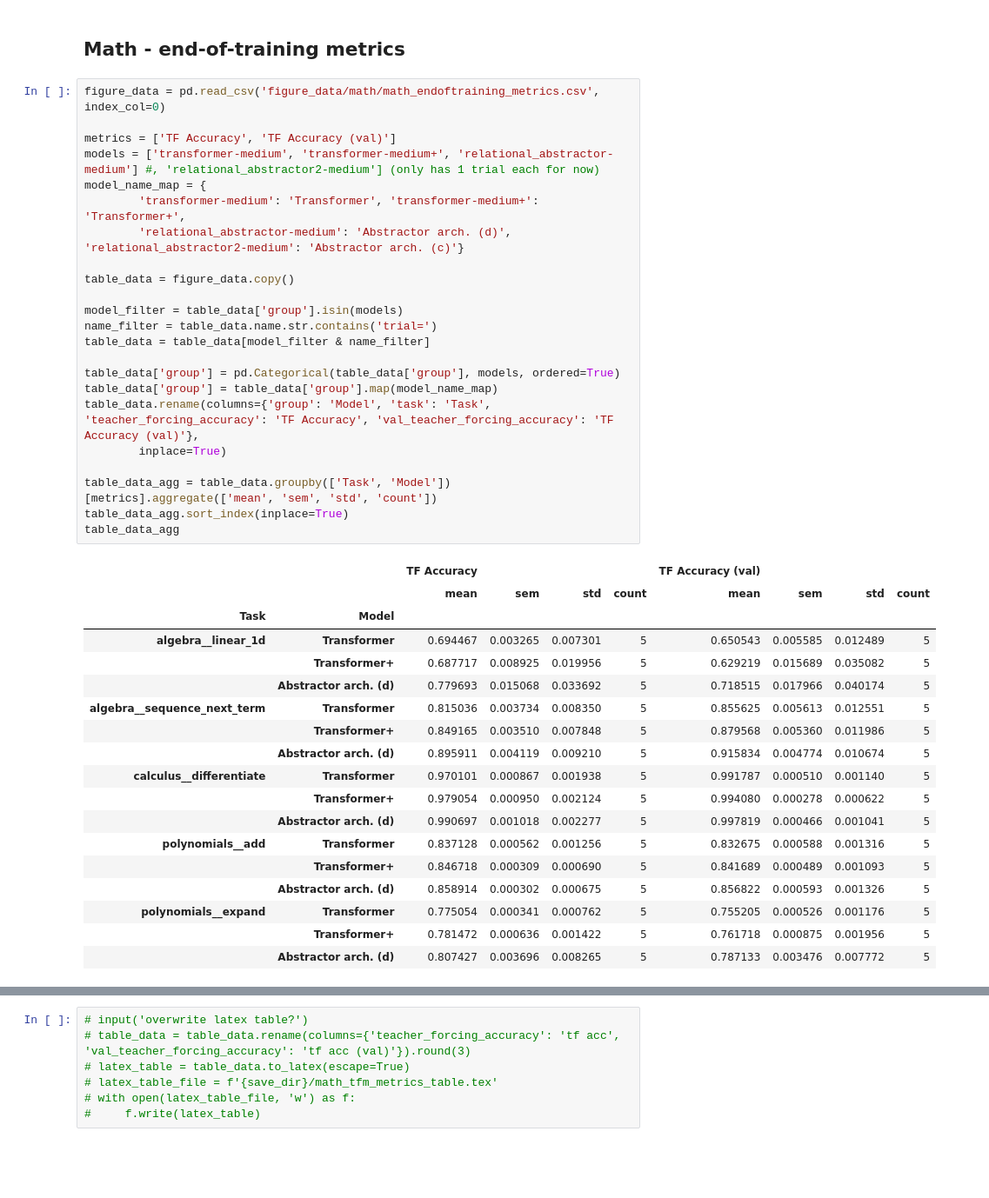
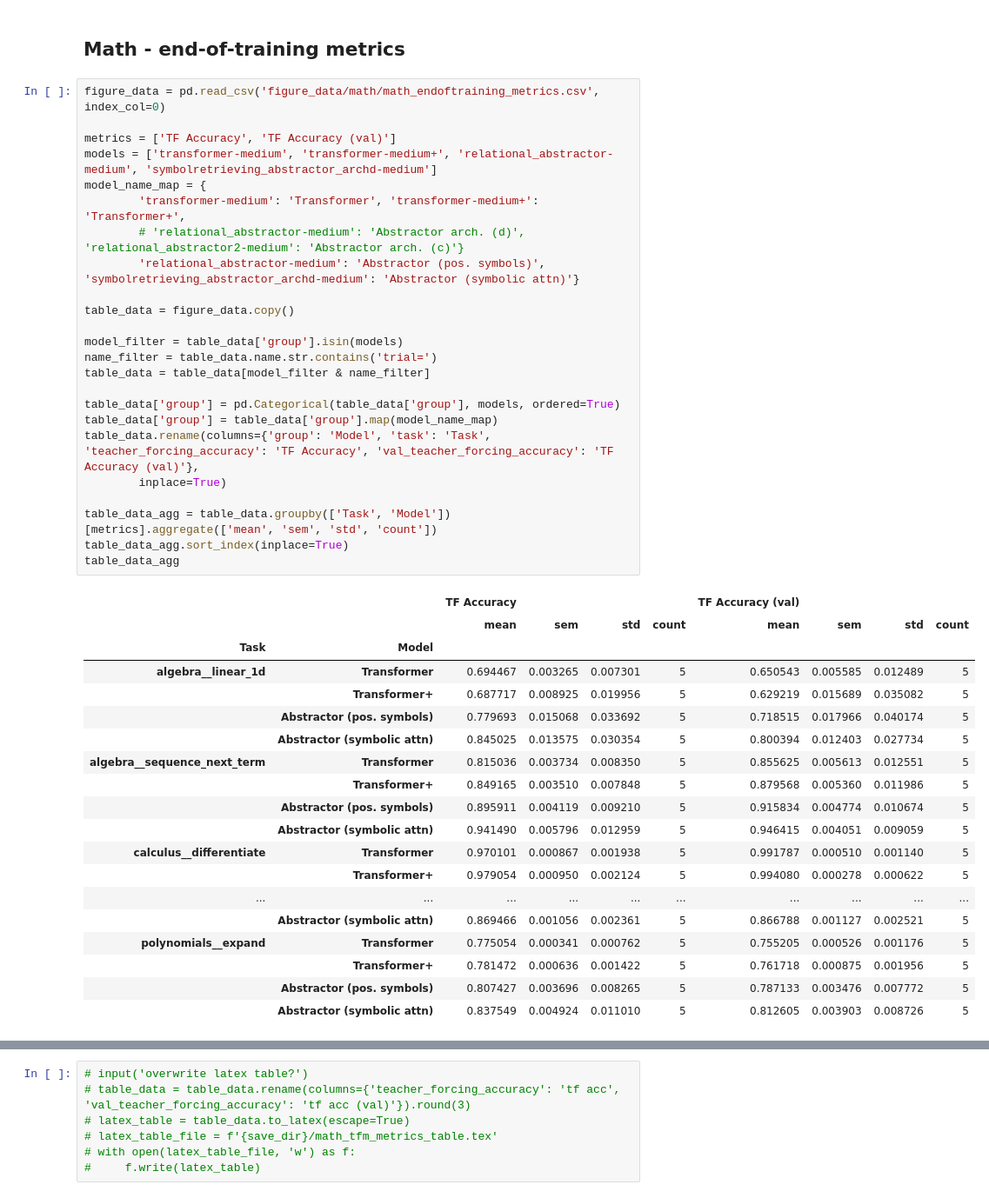
Before and after one commit to jdlafferty/relational, a Jupyter notebook: paper/paper_figures/create_figures.ipynb, the cells around one changed output, grey strips where cells are left out. Shown: that part at 87% size. Drawn from its saved outputs; the diff is of its cells as text; blank space fills up the shorter version.

```diff
--- a/paper/paper_figures/create_figures.ipynb
+++ b/paper/paper_figures/create_figures.ipynb
@@ -334,45 +334,47 @@ plot_symbolic_comparison(train_sizes, accs, symbolic_train_sizes, symbolic_accs)
 # %%
 figure_data = pd.read_csv('figure_data/math/math_endoftraining_metrics.csv', index_col=0)
 
 metrics = ['TF Accuracy', 'TF Accuracy (val)']
-models = ['transformer-medium', 'transformer-medium+', 'relational_abstractor-medium'] #, 'relational_abstractor2-medium'] (only has 1 trial each for now)
+models = ['transformer-medium', 'transformer-medium+', 'relational_abstractor-medium', 'symbolretrieving_abstractor_archd-medium']
 model_name_map = {
         'transformer-medium': 'Transformer', 'transformer-medium+': 'Transformer+',
-        'relational_abstractor-medium': 'Abstractor arch. (d)', 'relational_abstractor2-medium': 'Abstractor arch. (c)'}
+        # 'relational_abstractor-medium': 'Abstractor arch. (d)', 'relational_abstractor2-medium': 'Abstractor arch. (c)'}
+        'relational_abstractor-medium': 'Abstractor (pos. symbols)', 'symbolretrieving_abstractor_archd-medium': 'Abstractor (symbolic attn)'}
 
 table_data = figure_data.copy()
 
 model_filter = table_data['group'].isin(models)
 name_filter = table_data.name.str.contains('trial=')
 table_data = table_data[model_filter & name_filter]
 
 table_data['group'] = pd.Categorical(table_data['group'], models, ordered=True)
 table_data['group'] = table_data['group'].map(model_name_map)
 table_data.rename(columns={'group': 'Model', 'task': 'Task', 'teacher_forcing_accuracy': 'TF Accuracy', 'val_teacher_forcing_accuracy': 'TF Accuracy (val)'},
         inplace=True)
 
 table_data_agg = table_data.groupby(['Task', 'Model'])[metrics].aggregate(['mean', 'sem', 'std', 'count'])
 table_data_agg.sort_index(inplace=True)
 table_data_agg
 # %% [output]
 |  |  | TF Accuracy |  |  |  | TF Accuracy (val) |  |  |  |
 |  |  | mean | sem | std | count | mean | sem | std | count |
 | Task | Model |  |  |  |  |  |  |  |  |
 | algebra__linear_1d | Transformer | 0.694467 | 0.003265 | 0.007301 | 5 | 0.650543 | 0.005585 | 0.012489 | 5 |
 |  | Transformer+ | 0.687717 | 0.008925 | 0.019956 | 5 | 0.629219 | 0.015689 | 0.035082 | 5 |
-|  | Abstractor arch. (d) | 0.779693 | 0.015068 | 0.033692 | 5 | 0.718515 | 0.017966 | 0.040174 | 5 |
+|  | Abstractor (pos. symbols) | 0.779693 | 0.015068 | 0.033692 | 5 | 0.718515 | 0.017966 | 0.040174 | 5 |
+|  | Abstractor (symbolic attn) | 0.845025 | 0.013575 | 0.030354 | 5 | 0.800394 | 0.012403 | 0.027734 | 5 |
 | algebra__sequence_next_term | Transformer | 0.815036 | 0.003734 | 0.008350 | 5 | 0.855625 | 0.005613 | 0.012551 | 5 |
 |  | Transformer+ | 0.849165 | 0.003510 | 0.007848 | 5 | 0.879568 | 0.005360 | 0.011986 | 5 |
-|  | Abstractor arch. (d) | 0.895911 | 0.004119 | 0.009210 | 5 | 0.915834 | 0.004774 | 0.010674 | 5 |
+|  | Abstractor (pos. symbols) | 0.895911 | 0.004119 | 0.009210 | 5 | 0.915834 | 0.004774 | 0.010674 | 5 |
+|  | Abstractor (symbolic attn) | 0.941490 | 0.005796 | 0.012959 | 5 | 0.946415 | 0.004051 | 0.009059 | 5 |
 | calculus__differentiate | Transformer | 0.970101 | 0.000867 | 0.001938 | 5 | 0.991787 | 0.000510 | 0.001140 | 5 |
 |  | Transformer+ | 0.979054 | 0.000950 | 0.002124 | 5 | 0.994080 | 0.000278 | 0.000622 | 5 |
-|  | Abstractor arch. (d) | 0.990697 | 0.001018 | 0.002277 | 5 | 0.997819 | 0.000466 | 0.001041 | 5 |
-| polynomials__add | Transformer | 0.837128 | 0.000562 | 0.001256 | 5 | 0.832675 | 0.000588 | 0.001316 | 5 |
-|  | Transformer+ | 0.846718 | 0.000309 | 0.000690 | 5 | 0.841689 | 0.000489 | 0.001093 | 5 |
-|  | Abstractor arch. (d) | 0.858914 | 0.000302 | 0.000675 | 5 | 0.856822 | 0.000593 | 0.001326 | 5 |
+| ... | ... | ... | ... | ... | ... | ... | ... | ... | ... |
+|  | Abstractor (symbolic attn) | 0.869466 | 0.001056 | 0.002361 | 5 | 0.866788 | 0.001127 | 0.002521 | 5 |
 | polynomials__expand | Transformer | 0.775054 | 0.000341 | 0.000762 | 5 | 0.755205 | 0.000526 | 0.001176 | 5 |
 |  | Transformer+ | 0.781472 | 0.000636 | 0.001422 | 5 | 0.761718 | 0.000875 | 0.001956 | 5 |
-|  | Abstractor arch. (d) | 0.807427 | 0.003696 | 0.008265 | 5 | 0.787133 | 0.003476 | 0.007772 | 5 |
+|  | Abstractor (pos. symbols) | 0.807427 | 0.003696 | 0.008265 | 5 | 0.787133 | 0.003476 | 0.007772 | 5 |
+|  | Abstractor (symbolic attn) | 0.837549 | 0.004924 | 0.011010 | 5 | 0.812605 | 0.003903 | 0.008726 | 5 |
 # %%
 # bar plot figure
 color_map_ = {
```
Also changed, not shown: parts of 4 cells of this notebook, 9 other files.
